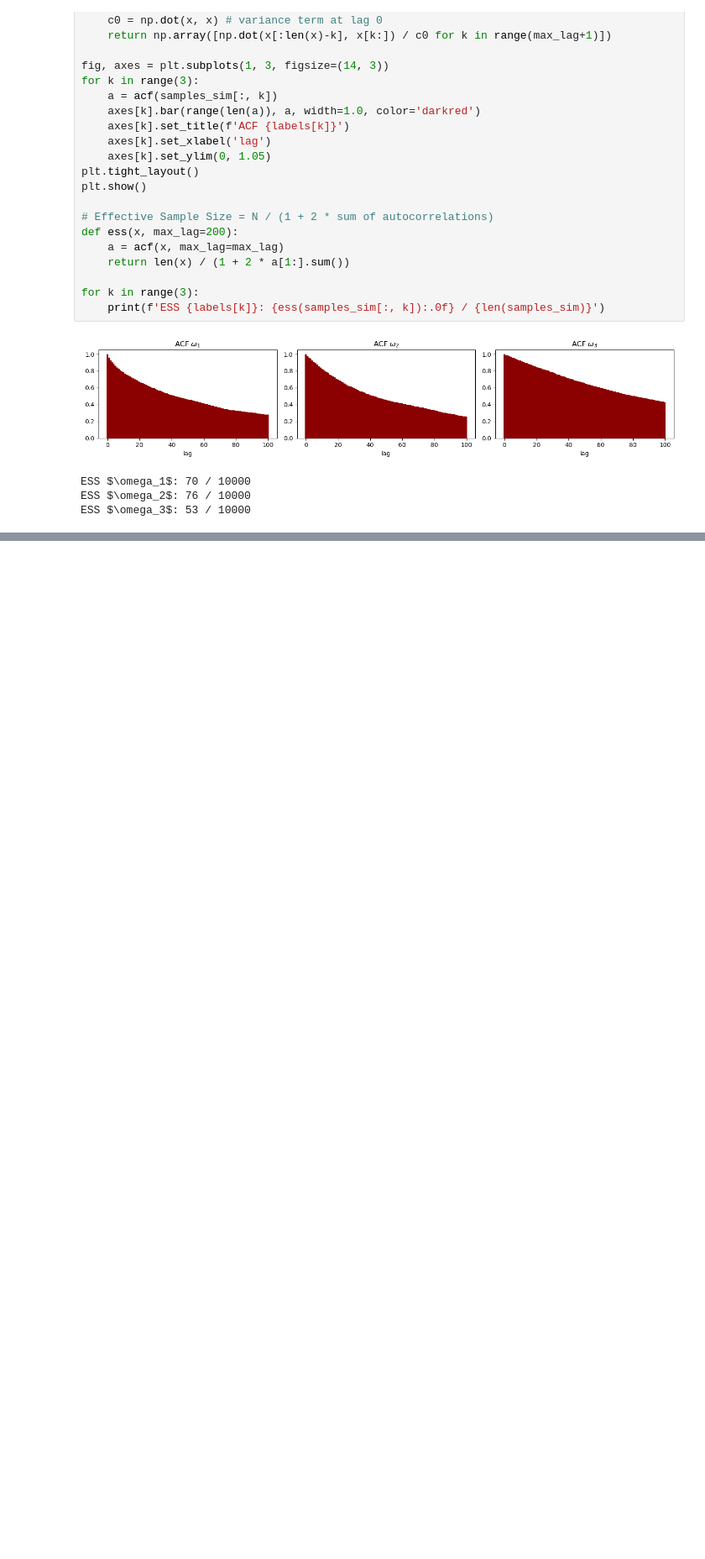
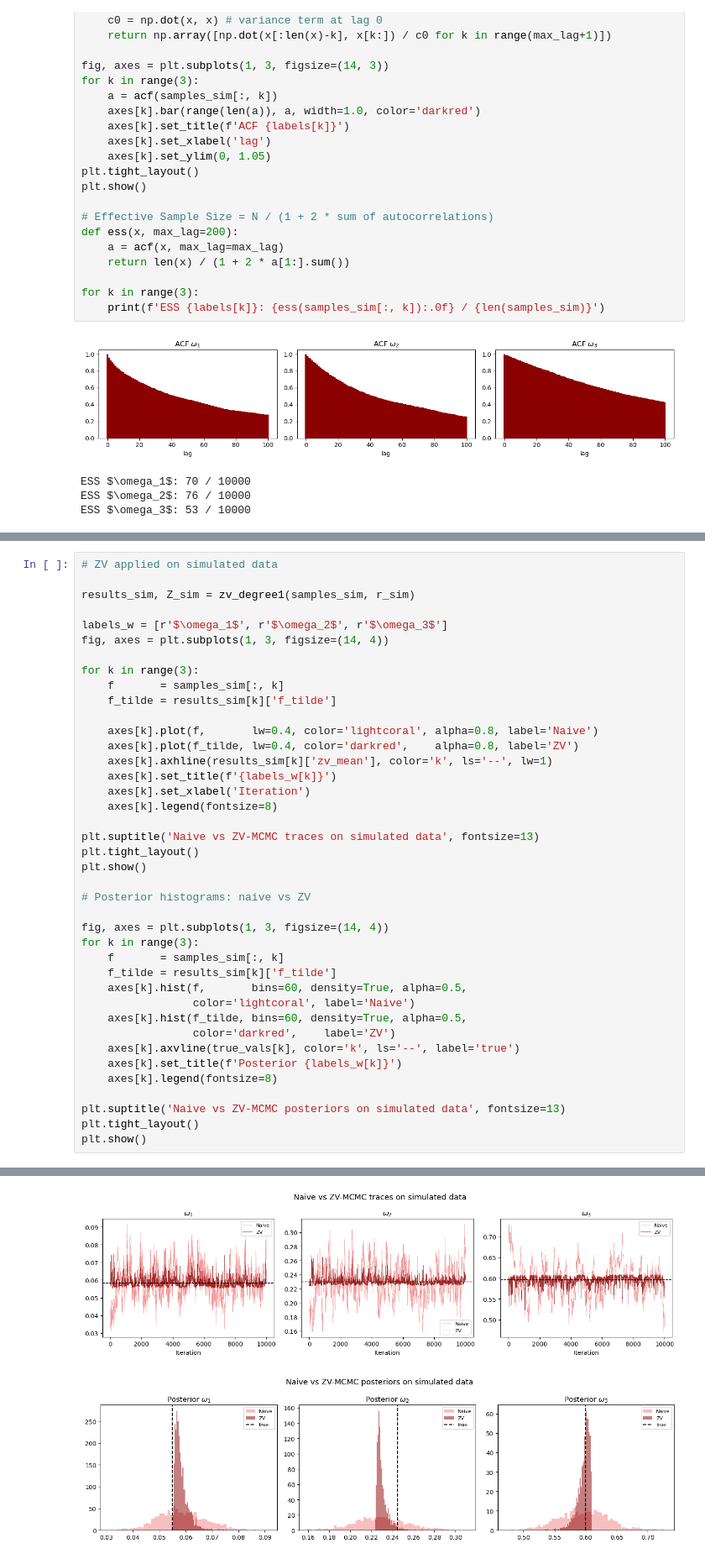
Before and after one commit to ralphndr/Control-variates-for-a-GARCH-model, a Jupyter notebook: src/code.ipynb, the cells around one changed output, grey strips where cells are left out. Shown at 84% size. Cells and saved outputs as stored; diff of their text form; blank space fills up the shorter version.

```diff
--- a/src/code.ipynb
+++ b/src/code.ipynb
@@ -353,0 +471,41 @@ plt.show()
+# %%
+# ZV applied on simulated data
+
+results_sim, Z_sim = zv_degree1(samples_sim, r_sim)
+
+labels_w = [r'$\omega_1$', r'$\omega_2$', r'$\omega_3$']
+fig, axes = plt.subplots(1, 3, figsize=(14, 4))
+
+for k in range(3):
+    f       = samples_sim[:, k]
+    f_tilde = results_sim[k]['f_tilde']
+
+    axes[k].plot(f,       lw=0.4, color='lightcoral', alpha=0.8, label='Naive')
+    axes[k].plot(f_tilde, lw=0.4, color='darkred',    alpha=0.8, label='ZV')
+    axes[k].axhline(results_sim[k]['zv_mean'], color='k', ls='--', lw=1)
+    axes[k].set_title(f'{labels_w[k]}')
+    axes[k].set_xlabel('Iteration')
+    axes[k].legend(fontsize=8)
+
+plt.suptitle('Naive vs ZV-MCMC traces on simulated data', fontsize=13)
+plt.tight_layout()
+plt.show()
+
+# Posterior histograms: naive vs ZV
+
+fig, axes = plt.subplots(1, 3, figsize=(14, 4))
+for k in range(3):
+    f       = samples_sim[:, k]
+    f_tilde = results_sim[k]['f_tilde']
+    axes[k].hist(f,       bins=60, density=True, alpha=0.5,
+                 color='lightcoral', label='Naive')
+    axes[k].hist(f_tilde, bins=60, density=True, alpha=0.5,
+                 color='darkred',    label='ZV')
+    axes[k].axvline(true_vals[k], color='k', ls='--', label='true')
+    axes[k].set_title(f'Posterior {labels_w[k]}')
+    axes[k].legend(fontsize=8)
+
+plt.suptitle('Naive vs ZV-MCMC posteriors on simulated data', fontsize=13)
+plt.tight_layout()
+plt.show()
+# %% [output]
@@ -353,0 +528,2 @@ plt.show()
+[figure, added]
+[figure, added]
```
Also changed, not shown: parts of 16 cells of this notebook, 6 other files.
